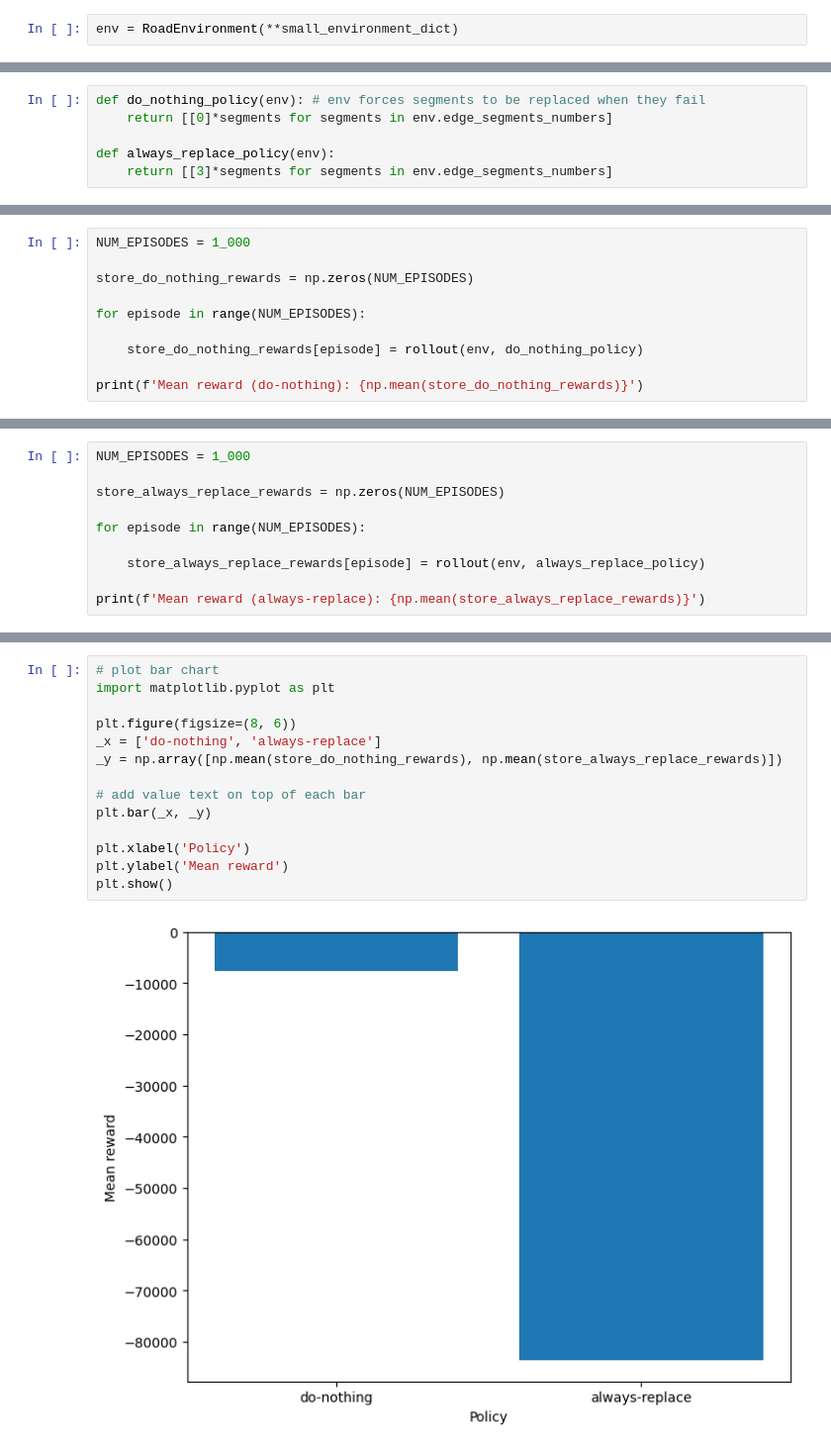
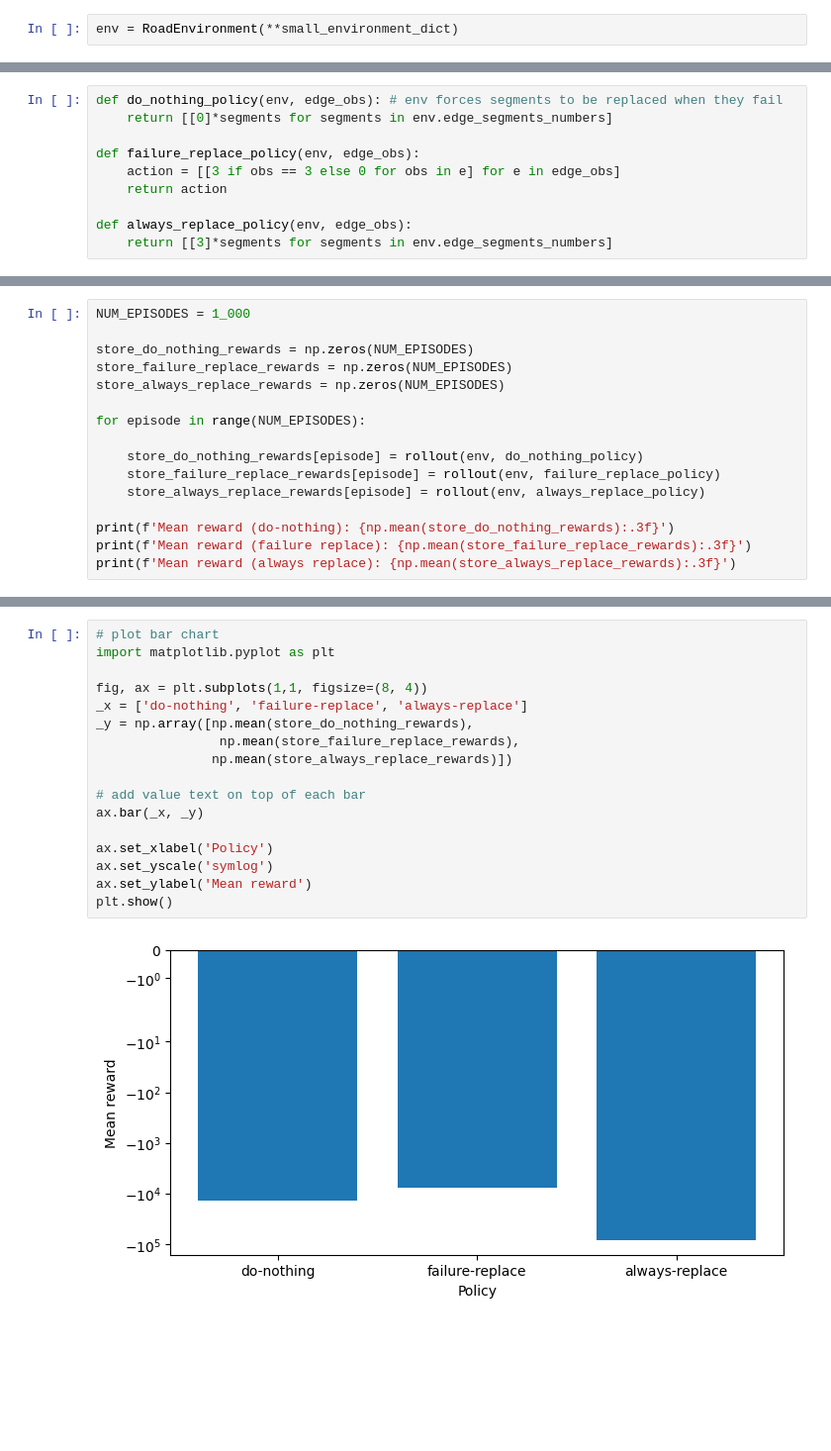
Before and after one commit to AI-for-Infrastructure-Management/imp-act, a Jupyter notebook: trivial_baselines.ipynb, the cells around one changed output, grey strips where cells are left out. Shown: that part at 99% size. Drawn from its saved outputs; the diff is of its cells as text; blank space fills up the shorter version.

Commit message:
Add do-nothing policy to trivial baseline

```diff
--- a/trivial_baselines.ipynb
+++ b/trivial_baselines.ipynb
@@ -67,9 +70,13 @@ def rollout(env, policy, verbose=False, plot=False):
 
     return total_reward
 # %%
-def do_nothing_policy(env): # env forces segments to be replaced when they fail
+def do_nothing_policy(env, edge_obs): # env forces segments to be replaced when they fail
     return [[0]*segments for segments in env.edge_segments_numbers]
 
-def always_replace_policy(env):
+def failure_replace_policy(env, edge_obs):
+    action = [[3 if obs == 3 else 0 for obs in e] for e in edge_obs]
+    return action
+
+def always_replace_policy(env, edge_obs):
     return [[3]*segments for segments in env.edge_segments_numbers]
 # %%
@@ -84,10 +92,16 @@ Baseline: Do-nothing action
 NUM_EPISODES = 1_000
 
 store_do_nothing_rewards = np.zeros(NUM_EPISODES)
+store_failure_replace_rewards = np.zeros(NUM_EPISODES)
+store_always_replace_rewards = np.zeros(NUM_EPISODES)
 
 for episode in range(NUM_EPISODES):
 
     store_do_nothing_rewards[episode] = rollout(env, do_nothing_policy)
+    store_failure_replace_rewards[episode] = rollout(env, failure_replace_policy)
+    store_always_replace_rewards[episode] = rollout(env, always_replace_policy)
 
-print(f'Mean reward (do-nothing): {np.mean(store_do_nothing_rewards)}')
+print(f'Mean reward (do-nothing): {np.mean(store_do_nothing_rewards):.3f}')
+print(f'Mean reward (failure replace): {np.mean(store_failure_replace_rewards):.3f}')
+print(f'Mean reward (always replace): {np.mean(store_always_replace_rewards):.3f}')
 # %% [output]
@@ -97,10 +110,0 @@ Baseline: Always replace
-# %%
-NUM_EPISODES = 1_000
-
-store_always_replace_rewards = np.zeros(NUM_EPISODES)
-
-for episode in range(NUM_EPISODES):
-
-    store_always_replace_rewards[episode] = rollout(env, always_replace_policy)
-
-print(f'Mean reward (always-replace): {np.mean(store_always_replace_rewards)}')
@@ -109,16 +111,19 @@ Mean reward (always-replace): -83532.80000000006
 # %%
 # plot bar chart
 import matplotlib.pyplot as plt
 
-plt.figure(figsize=(8, 6))
-_x = ['do-nothing', 'always-replace']
-_y = np.array([np.mean(store_do_nothing_rewards), np.mean(store_always_replace_rewards)])
+fig, ax = plt.subplots(1,1, figsize=(8, 4))
+_x = ['do-nothing', 'failure-replace', 'always-replace']
+_y = np.array([np.mean(store_do_nothing_rewards),
+                np.mean(store_failure_replace_rewards),
+               np.mean(store_always_replace_rewards)])
 
 # add value text on top of each bar
-plt.bar(_x, _y)
+ax.bar(_x, _y)
 
-plt.xlabel('Policy')
-plt.ylabel('Mean reward')
+ax.set_xlabel('Policy')
+ax.set_yscale('symlog')
+ax.set_ylabel('Mean reward')
 plt.show()
 # %% [output]
-[figure, old version]
+[figure, new version]
```
Also changed, not shown: parts of 7 cells of this notebook.
